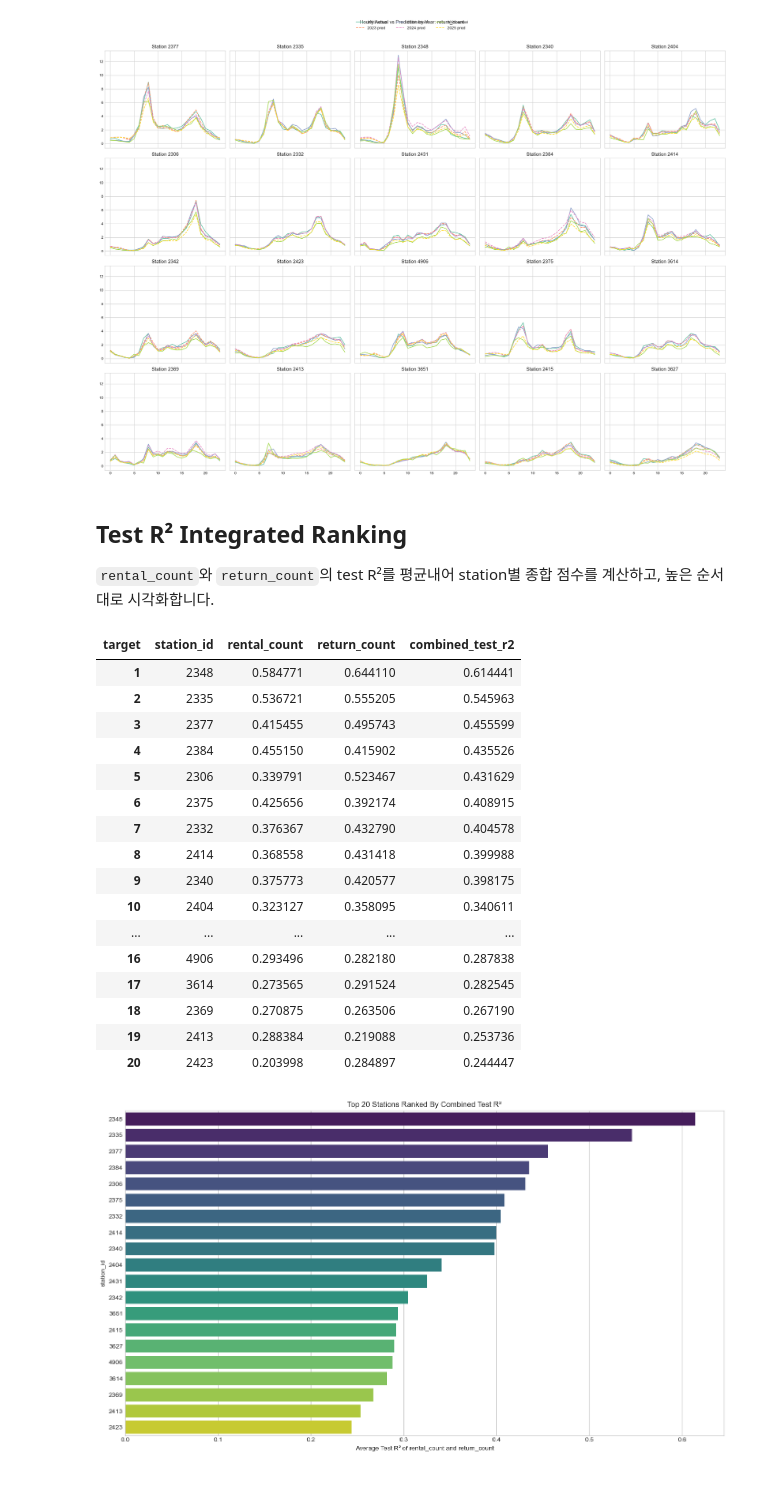
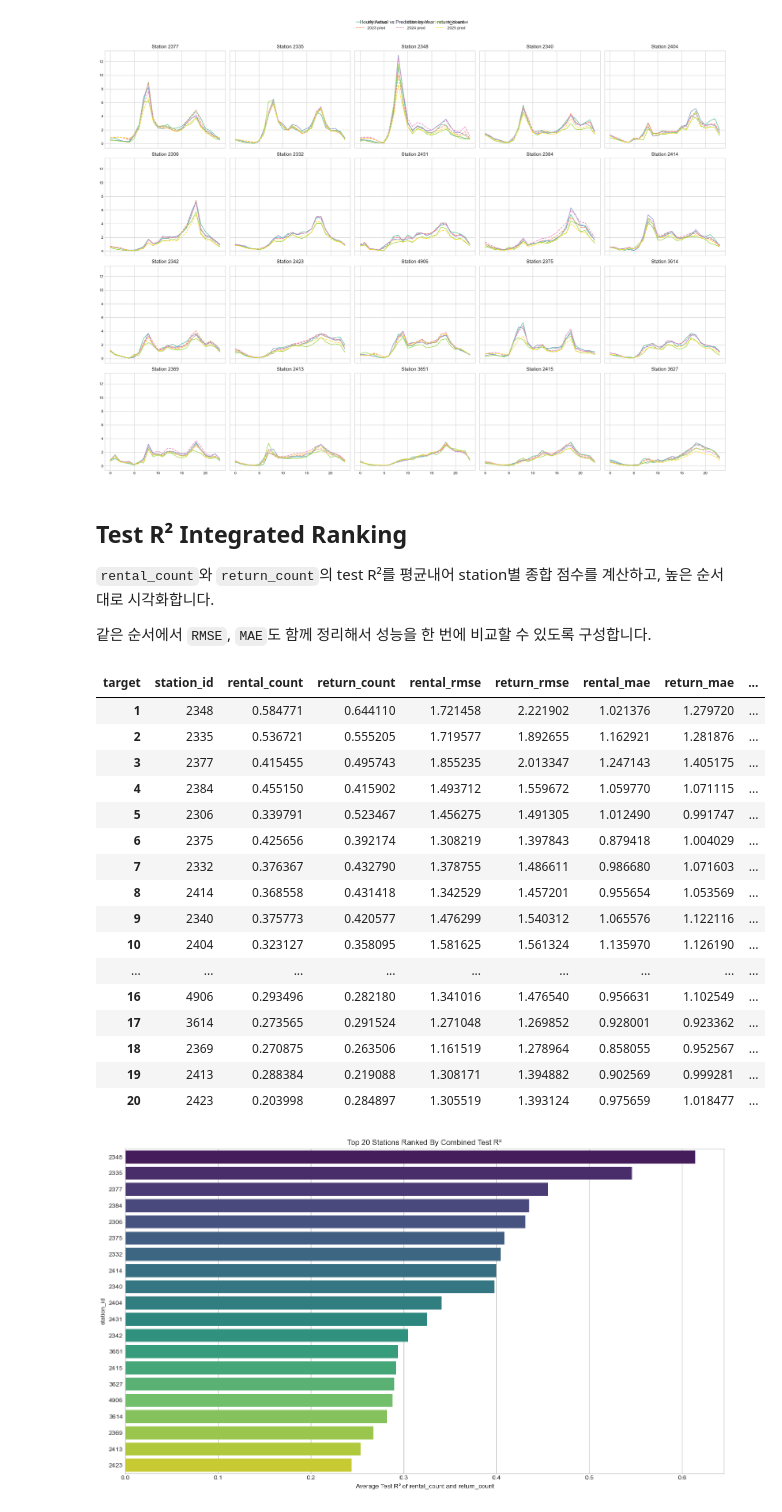
Before and after one commit to cheng80/ddri_work, a Jupyter notebook: hmw3/Note/hmw_top20_station_integrated_comparison.ipynb, the cells around one changed output. Drawn from its saved outputs; the diff is of its cells as text; code cells hidden in the pictures; blank space fills up the shorter version.

Commit message:
station별분석

```diff
--- a/hmw3/Note/hmw_top20_station_integrated_comparison.ipynb
+++ b/hmw3/Note/hmw_top20_station_integrated_comparison.ipynb
@@ -134,35 +131,50 @@ for target in ['rental_count', 'return_count']:
 ## Test R² Integrated Ranking
 
 `rental_count`와 `return_count`의 test R²를 평균내어 station별 종합 점수를 계산하고, 높은 순서대로 시각화합니다.
+
+같은 순서에서 `RMSE`, `MAE`도 함께 정리해서 성능을 한 번에 비교할 수 있도록 구성합니다.
 # %%
-test_r2_df = metrics_df[(metrics_df['split'] == 'test') & (metrics_df['target'].isin(['rental_count', 'return_count']))].copy()
-ranking_df = (
-    test_r2_df.pivot_table(index='station_id', columns='target', values='r2', aggfunc='mean')
+test_metric_df = metrics_df[(metrics_df['split'] == 'test') & (metrics_df['target'].isin(['rental_count', 'return_count']))].copy()
+r2_df = (
+    test_metric_df.pivot_table(index='station_id', columns='target', values='r2', aggfunc='mean')
     .reset_index()
 )
+rmse_df = (
+    test_metric_df.pivot_table(index='station_id', columns='target', values='rmse', aggfunc='mean')
+    .reset_index()
+    .rename(columns={'rental_count': 'rental_rmse', 'return_count': 'return_rmse'})
+)
+mae_df = (
+    test_metric_df.pivot_table(index='station_id', columns='target', values='mae', aggfunc='mean')
+    .reset_index()
+    .rename(columns={'rental_count': 'rental_mae', 'return_count': 'return_mae'})
+)
+ranking_df = r2_df.merge(rmse_df, on='station_id').merge(mae_df, on='station_id')
 ranking_df['combined_test_r2'] = ranking_df[['rental_count', 'return_count']].mean(axis=1)
+ranking_df['combined_test_rmse'] = ranking_df[['rental_rmse', 'return_rmse']].mean(axis=1)
+ranking_df['combined_test_mae'] = ranking_df[['rental_mae', 'return_mae']].mean(axis=1)
 ranking_df = ranking_df.sort_values('combined_test_r2', ascending=False).reset_index(drop=True)
 ranking_df.index = ranking_df.index + 1
 ranking_df.to_csv(DATA_DIR / 'top20_station_combined_test_r2_ranking.csv', index_label='rank', encoding='utf-8-sig')
 ranking_df
 # %% [output]
-| target | station_id | rental_count | return_count | combined_test_r2 |
-| 1 | 2348 | 0.584771 | 0.644110 | 0.614441 |
-| 2 | 2335 | 0.536721 | 0.555205 | 0.545963 |
-| 3 | 2377 | 0.415455 | 0.495743 | 0.455599 |
-| 4 | 2384 | 0.455150 | 0.415902 | 0.435526 |
-| 5 | 2306 | 0.339791 | 0.523467 | 0.431629 |
-| 6 | 2375 | 0.425656 | 0.392174 | 0.408915 |
-| 7 | 2332 | 0.376367 | 0.432790 | 0.404578 |
-| 8 | 2414 | 0.368558 | 0.431418 | 0.399988 |
-| 9 | 2340 | 0.375773 | 0.420577 | 0.398175 |
-| 10 | 2404 | 0.323127 | 0.358095 | 0.340611 |
-| ... | ... | ... | ... | ... |
-| 16 | 4906 | 0.293496 | 0.282180 | 0.287838 |
-| 17 | 3614 | 0.273565 | 0.291524 | 0.282545 |
-| 18 | 2369 | 0.270875 | 0.263506 | 0.267190 |
-| 19 | 2413 | 0.288384 | 0.219088 | 0.253736 |
-| 20 | 2423 | 0.203998 | 0.284897 | 0.244447 |
+| target | station_id | rental_count | return_count | rental_rmse | return_rmse | rental_mae | return_mae | ... |
+| 1 | 2348 | 0.584771 | 0.644110 | 1.721458 | 2.221902 | 1.021376 | 1.279720 | ... |
+| 2 | 2335 | 0.536721 | 0.555205 | 1.719577 | 1.892655 | 1.162921 | 1.281876 | ... |
+| 3 | 2377 | 0.415455 | 0.495743 | 1.855235 | 2.013347 | 1.247143 | 1.405175 | ... |
+| 4 | 2384 | 0.455150 | 0.415902 | 1.493712 | 1.559672 | 1.059770 | 1.071115 | ... |
+| 5 | 2306 | 0.339791 | 0.523467 | 1.456275 | 1.491305 | 1.012490 | 0.991747 | ... |
+| 6 | 2375 | 0.425656 | 0.392174 | 1.308219 | 1.397843 | 0.879418 | 1.004029 | ... |
+| 7 | 2332 | 0.376367 | 0.432790 | 1.378755 | 1.486611 | 0.986680 | 1.071603 | ... |
+| 8 | 2414 | 0.368558 | 0.431418 | 1.342529 | 1.457201 | 0.955654 | 1.053569 | ... |
+| 9 | 2340 | 0.375773 | 0.420577 | 1.476299 | 1.540312 | 1.065576 | 1.122116 | ... |
+| 10 | 2404 | 0.323127 | 0.358095 | 1.581625 | 1.561324 | 1.135970 | 1.126190 | ... |
+| ... | ... | ... | ... | ... | ... | ... | ... | ... |
+| 16 | 4906 | 0.293496 | 0.282180 | 1.341016 | 1.476540 | 0.956631 | 1.102549 | ... |
+| 17 | 3614 | 0.273565 | 0.291524 | 1.271048 | 1.269852 | 0.928001 | 0.923362 | ... |
+| 18 | 2369 | 0.270875 | 0.263506 | 1.161519 | 1.278964 | 0.858055 | 0.952567 | ... |
+| 19 | 2413 | 0.288384 | 0.219088 | 1.308171 | 1.394882 | 0.902569 | 0.999281 | ... |
+| 20 | 2423 | 0.203998 | 0.284897 | 1.305519 | 1.393124 | 0.975659 | 1.018477 | ... |
 # %%
 plot_df = ranking_df.reset_index().rename(columns={'index': 'rank'})
 plt.figure(figsize=(14, 8))
```
Also changed, not shown: parts of 2 cells of this notebook, 2 other files.
